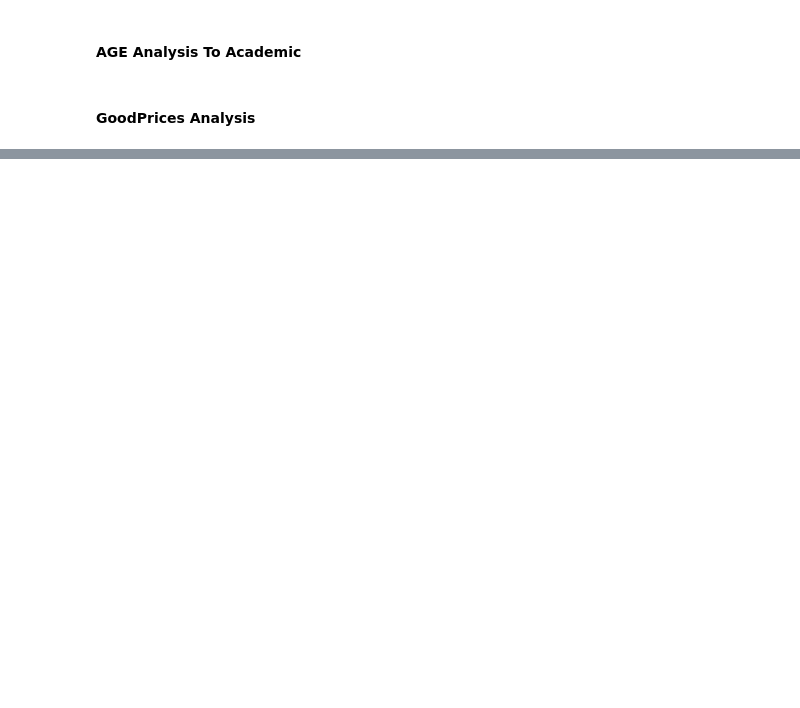
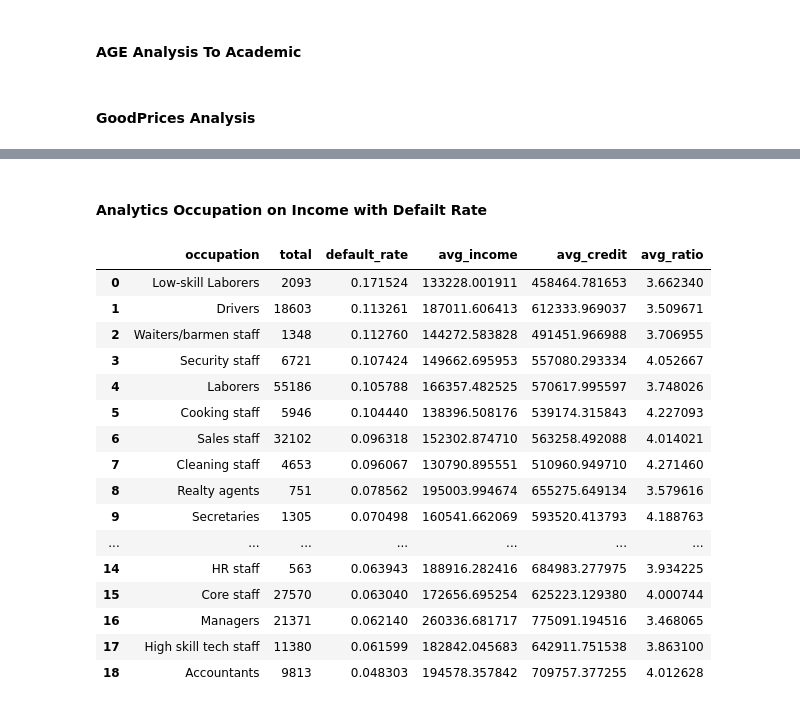
Before and after one commit to adikusumaa/Home-Credit-Group-DE, a Jupyter notebook: jobs/notebooks/Dev_Silver_HomeCredit Group.ipynb, the cells around one changed output, grey strips where cells are left out. Drawn from its saved outputs; the diff is of its cells as text; code cells hidden in the pictures; blank space fills up the shorter version.

```diff
--- a/jobs/notebooks/Dev_Silver_HomeCredit Group.ipynb
+++ b/jobs/notebooks/Dev_Silver_HomeCredit Group.ipynb
@@ -594,0 +503,34 @@ income_cross.toPandas()
+# %% [markdown]
+#### Analytics Occupation on Income with Defailt Rate
+# %%
+occupation_deep = spark.sql("""
+SELECT
+    occupation,
+    COUNT(*) AS total,
+    AVG(target) AS default_rate,
+    AVG(incomeTotal) AS avg_income,
+    AVG(creditAmt) AS avg_credit,
+    AVG(creditAmt / incomeTotal) AS avg_ratio
+FROM application
+GROUP BY occupation
+ORDER BY default_rate DESC
+""")
+occupation_deep.toPandas()
+# %% [output]
+|  | occupation | total | default_rate | avg_income | avg_credit | avg_ratio |
+| 0 | Low-skill Laborers | 2093 | 0.171524 | 133228.001911 | 458464.781653 | 3.662340 |
+| 1 | Drivers | 18603 | 0.113261 | 187011.606413 | 612333.969037 | 3.509671 |
+| 2 | Waiters/barmen staff | 1348 | 0.112760 | 144272.583828 | 491451.966988 | 3.706955 |
+| 3 | Security staff | 6721 | 0.107424 | 149662.695953 | 557080.293334 | 4.052667 |
+| 4 | Laborers | 55186 | 0.105788 | 166357.482525 | 570617.995597 | 3.748026 |
+| 5 | Cooking staff | 5946 | 0.104440 | 138396.508176 | 539174.315843 | 4.227093 |
+| 6 | Sales staff | 32102 | 0.096318 | 152302.874710 | 563258.492088 | 4.014021 |
+| 7 | Cleaning staff | 4653 | 0.096067 | 130790.895551 | 510960.949710 | 4.271460 |
+| 8 | Realty agents | 751 | 0.078562 | 195003.994674 | 655275.649134 | 3.579616 |
+| 9 | Secretaries | 1305 | 0.070498 | 160541.662069 | 593520.413793 | 4.188763 |
+| ... | ... | ... | ... | ... | ... | ... |
+| 14 | HR staff | 563 | 0.063943 | 188916.282416 | 684983.277975 | 3.934225 |
+| 15 | Core staff | 27570 | 0.063040 | 172656.695254 | 625223.129380 | 4.000744 |
+| 16 | Managers | 21371 | 0.062140 | 260336.681717 | 775091.194516 | 3.468065 |
+| 17 | High skill tech staff | 11380 | 0.061599 | 182842.045683 | 642911.751538 | 3.863100 |
+| 18 | Accountants | 9813 | 0.048303 | 194578.357842 | 709757.377255 | 4.012628 |
```
Also changed, not shown: parts of 26 cells of this notebook, 4 other files.
